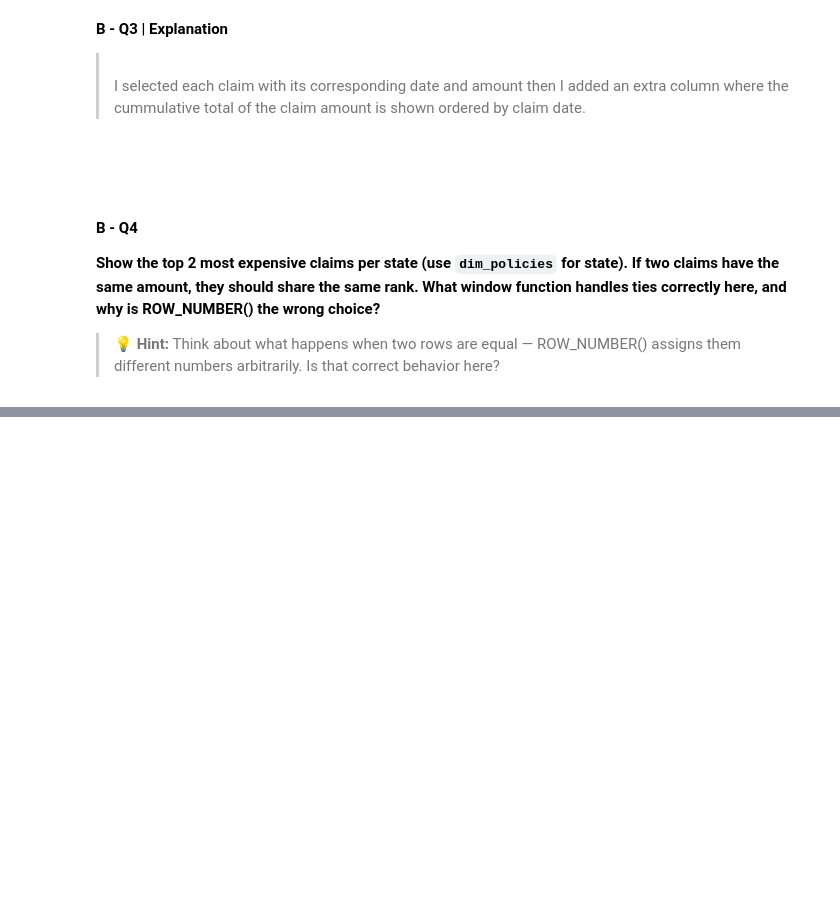
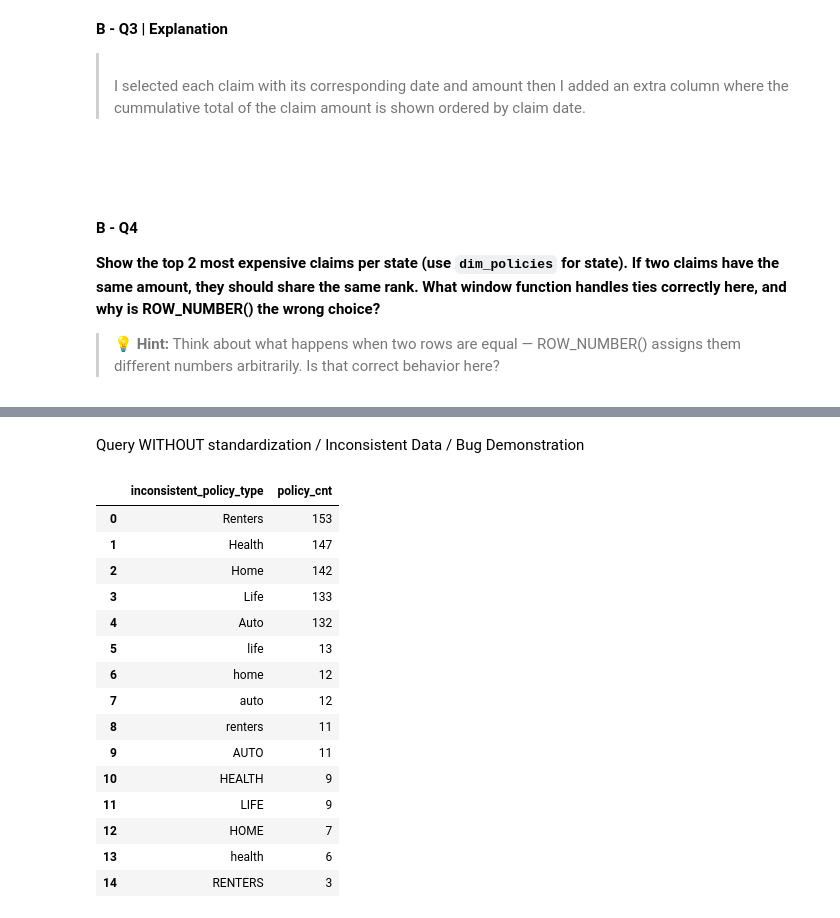
Before and after one commit to martinrod46/sql-interview-prep, a Jupyter notebook: sql_interview_prep.ipynb, the cells around one changed output, grey strips where cells are left out. Drawn from its saved outputs; the diff is of its cells as text; code cells hidden in the pictures; blank space fills up the shorter version.

```diff
--- a/sql_interview_prep.ipynb
+++ b/sql_interview_prep.ipynb
@@ -441,0 +651,29 @@ conn.sql("""
+# %% [markdown]
+Query WITHOUT standardization / Inconsistent Data / Bug Demonstration
+# %%
+conn.sql("""
+     SELECT policy_type AS inconsistent_policy_type,
+            COUNT(policy_id) as policy_cnt
+     FROM dim_policies
+     GROUP BY inconsistent_policy_type
+     ORDER BY policy_cnt DESC;
+
+
+    """).df()
+# %% [output]
+|  | inconsistent_policy_type | policy_cnt |
+| 0 | Renters | 153 |
+| 1 | Health | 147 |
+| 2 | Home | 142 |
+| 3 | Life | 133 |
+| 4 | Auto | 132 |
+| 5 | life | 13 |
+| 6 | home | 12 |
+| 7 | auto | 12 |
+| 8 | renters | 11 |
+| 9 | AUTO | 11 |
+| 10 | HEALTH | 9 |
+| 11 | LIFE | 9 |
+| 12 | HOME | 7 |
+| 13 | health | 6 |
+| 14 | RENTERS | 3 |
```
Also changed, not shown: parts of 23 cells of this notebook.
